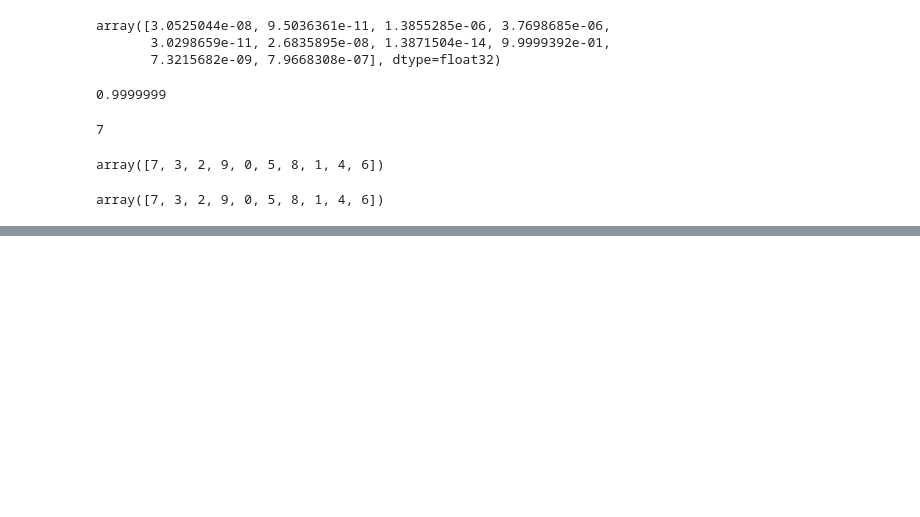
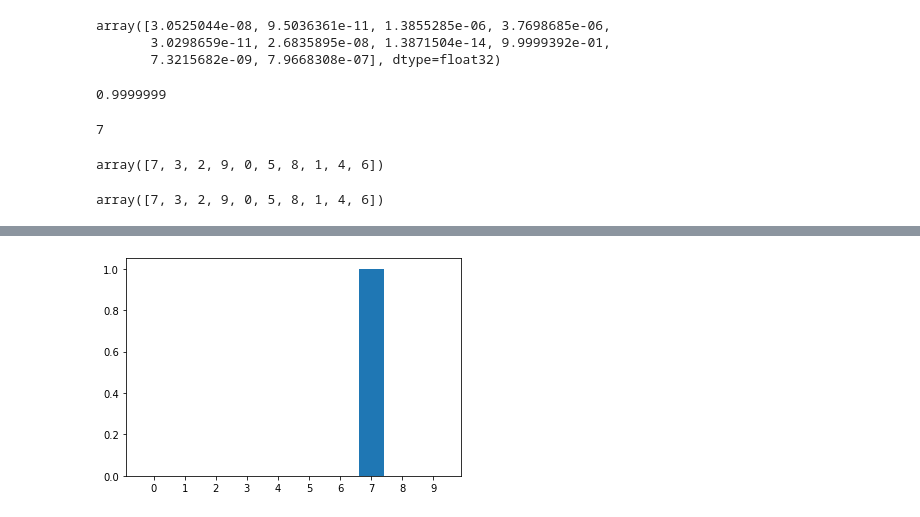
Before and after one commit to yu-s1127/hw_model, a Jupyter notebook: simple_model/simple_model.ipynb, the cells around one changed output, grey strips where cells are left out. Drawn from its saved outputs; the diff is of its cells as text; code cells hidden in the pictures; blank space fills up the shorter version.

```diff
--- a/simple_model/simple_model.ipynb
+++ b/simple_model/simple_model.ipynb
@@ -244,8 +244,3 @@ test_labels[0]
 7
 # %% [markdown]
 ## prob model
-# %%
-prob_model = tf.keras.Sequential([
-    model,
-    tf.keras.layers.Softmax()
-])
@@ -279,0 +287,6 @@ array([7, 3, 2, 9, 0, 5, 8, 1, 4, 6])
+# %%
+plt.bar(range(10), predictions[0])
+plt.xticks(range(10))
+plt.show()
+# %% [output]
+[figure, added]
```
Also changed, not shown: parts of 7 cells of this notebook, 1 other file.
